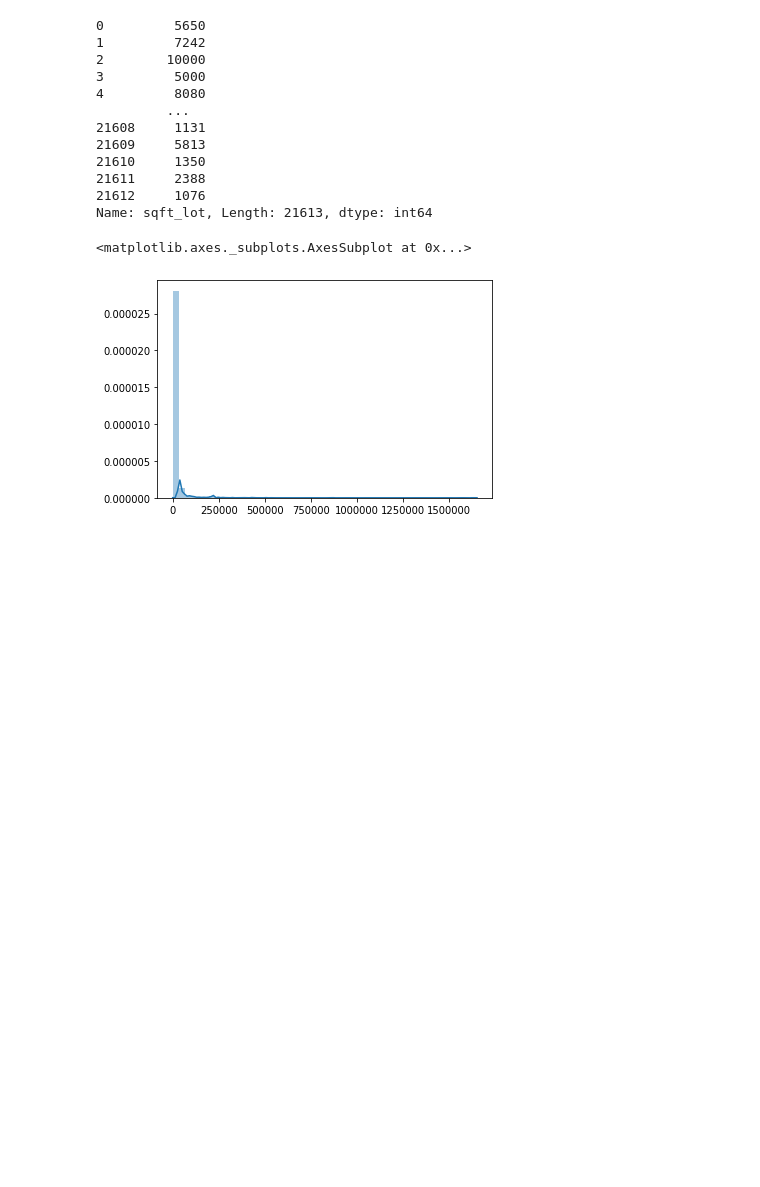
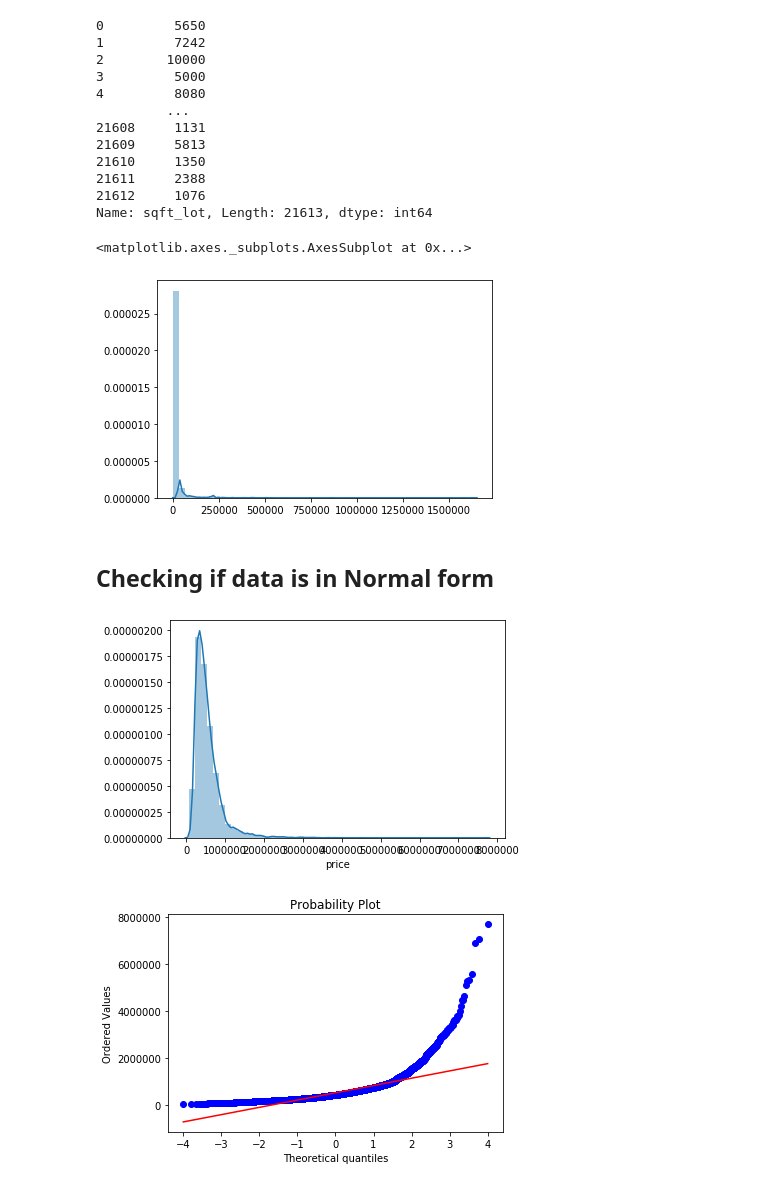
Before and after one commit to abhishekdabas31/Predicting-House-Prices-in-King-county, a Jupyter notebook: Exploratory_Data_Analysis on Housing dataset.ipynb, the cells around one changed output. Saved outputs shown, nothing was run; the diff lists cells and outputs as text; code cells hidden in the pictures; blank space fills up the shorter version.

```diff
--- a/Exploratory_Data_Analysis.ipynb
+++ b/Exploratory_Data_Analysis on Housing dataset.ipynb
@@ -190,4 +208,4 @@ data['price'].mean()
 # %% [markdown]
 ## Adding "High" and "Low" Columns to table according to their price average as calculated
 # %%
-data['High'] = ['High'if x>=540088 else 'Low' for x in data['price']]
+data['High/Low'] = ['High'if x>=540088 else 'Low' for x in data['price']]
@@ -500,3 +546,14 @@ pc3 = result[:,2]
 pcs = pd.DataFrame(list(zip(pc1, pc2, pc3, species)),columns =['pc1', 'pc2', 'pc3', 'species'])
 fig = px.scatter_3d(pcs, x='pc1', y='pc2', z='pc3',color='species')
 fig.show()
+# %% [markdown]
+## Checking if data is in Normal form
+# %%
+# Checking for Price column
+
+sns.distplot(data["price"])
+fig = plt.figure()
+res = stats.probplot(data['price'], plot=plt)
+# %% [output]
+[figure, added]
+[figure, added]
```
Also changed, not shown: parts of 43 cells of this notebook, 1 other file.
